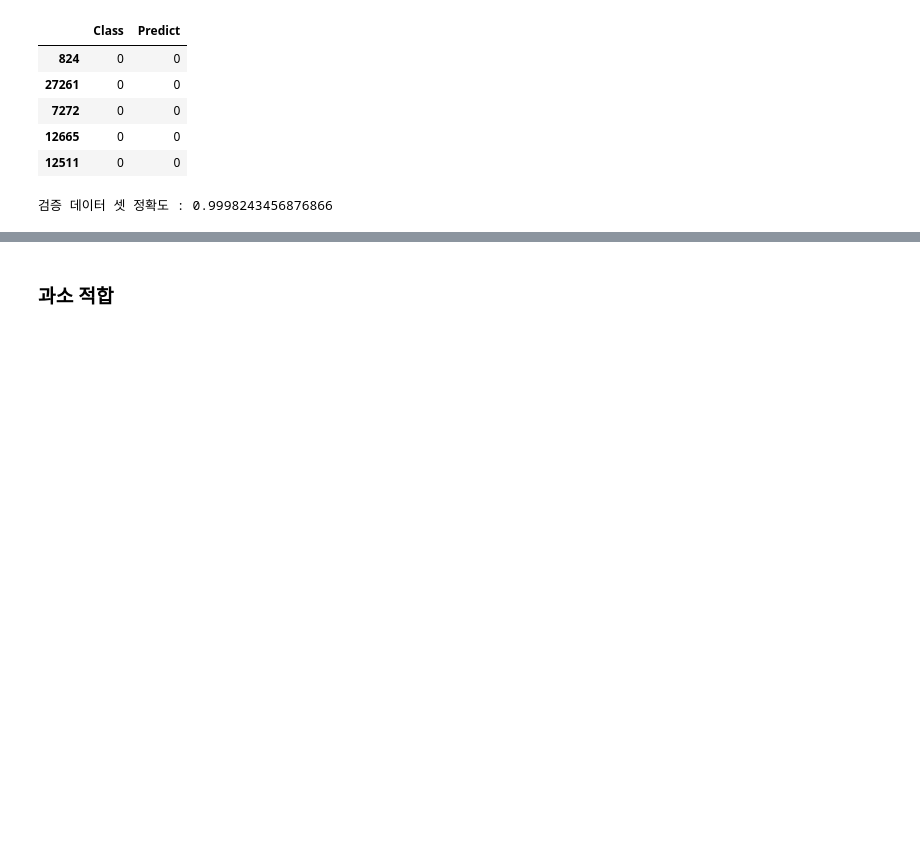
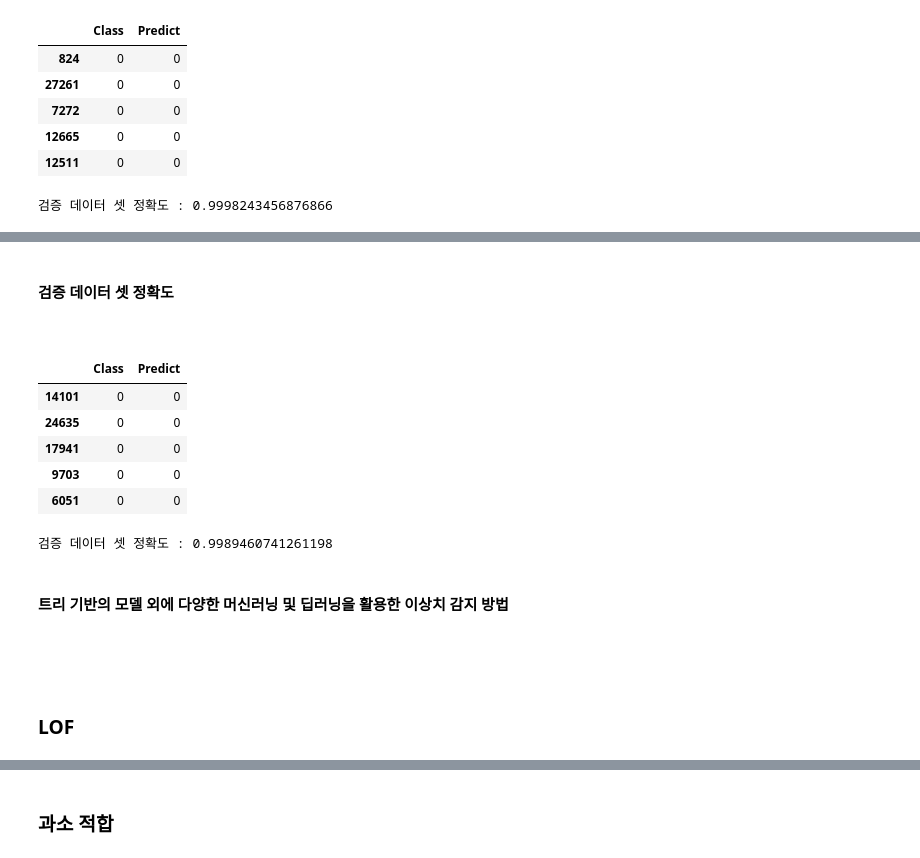
Before and after one commit to namwootree/Dacrew-4th, a Jupyter notebook: Stage_3.ipynb, the cells around one changed output, grey strips where cells are left out. Cells and saved outputs as stored; diff of their text form; code cells hidden in the pictures; blank space fills up the shorter version.

```diff
--- a/Stage_3.ipynb
+++ b/Stage_3.ipynb
@@ -619,0 +701,37 @@ print(f'\n검증 데이터 셋 정확도 : {val_valaccuracy}\n')
+# %% [markdown]
+<br>
+
+**검증 데이터 셋 정확도**
+
+<br>
+# %%
+# 검증 데이터 셋에 대한 모델의 추론 결과를 도출합니다.
+y_val_pred = model.predict(X_val)
+y_val_pred = get_pred_label(y_val_pred)
+
+# 추론 결과와 정답을 비교해봅시다.
+y_val['Predict'] = y_val_pred
+
+# 정상 거래 : 0 / 사기 거래 : 1
+display(y_val.head())
+
+val_valaccuracy = accuracy_score(y_val['Class'], y_val['Predict'])
+print(f'\n검증 데이터 셋 정확도 : {val_valaccuracy}\n')
+# %% [output]
+|  | Class | Predict |
+| 14101 | 0 | 0 |
+| 24635 | 0 | 0 |
+| 17941 | 0 | 0 |
+| 9703 | 0 | 0 |
+| 6051 | 0 | 0 |
+검증 데이터 셋 정확도 : 0.9989460741261198
+# %% [markdown]
+<br>
+
+**트리 기반의 모델 외에 다양한 머신러닝 및 딥러닝을 활용한 이상치 감지 방법**
+
+<br>
+# %% [markdown]
+<br>
+
+### LOF
```
Also changed, not shown: parts of 87 cells of this notebook.
